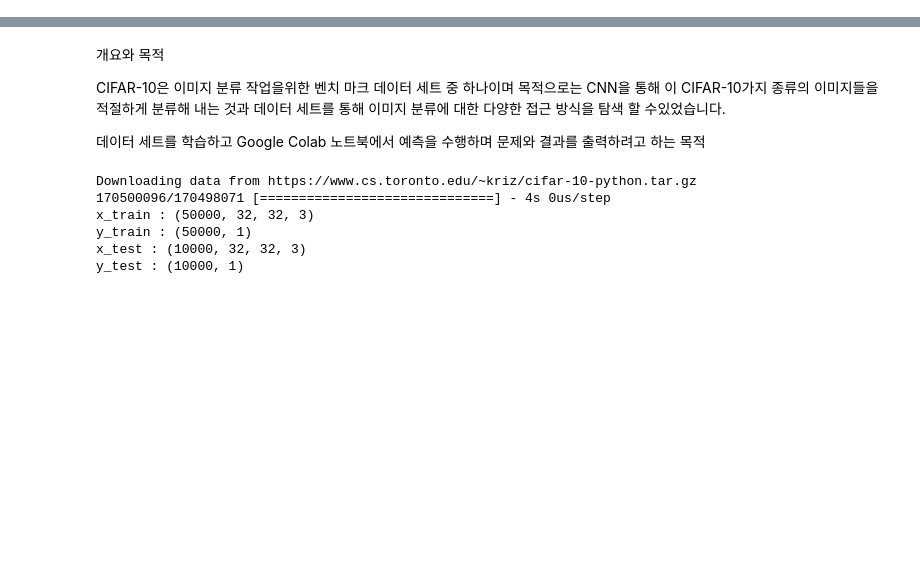
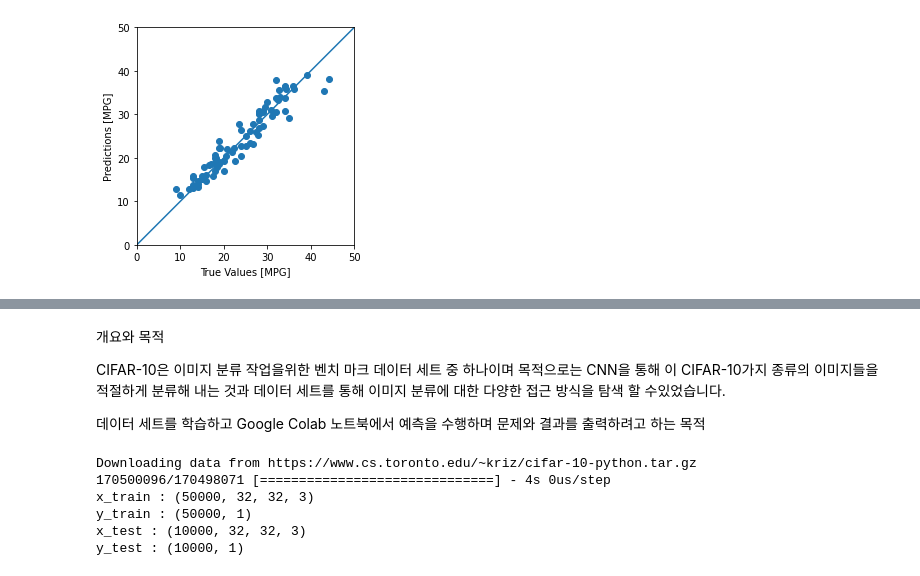
Before and after one commit to kimchangwoo1011/2020--2-AI, a Jupyter notebook: 20160774_김창우.ipynb, the cells around one changed output, grey strips where cells are left out. Saved outputs shown, nothing was run; the diff lists cells and outputs as text; code cells hidden in the pictures; blank space fills up the shorter version.

```diff
--- a/20160774_김창우.ipynb
+++ b/20160774_김창우.ipynb
@@ -2,0 +234,7 @@
+# %%
+model = build_model()
+#patience는 성능향상을 체크할 에포크 횟수
+early_stop = keras.callbacks.EarlyStopping(monitor='val_loss', patience=10)
+early_history = model.fit(normed_train_data, train_labels,
+                          epochs=EPOCHS, validation_split=0.2, verbose=0,
+                          callbacks=[early_stop, tfdocs.modeling.EpochDots()])
@@ -2,0 +246,12 @@
+# %%
+test_predictions = model.predict(normed_test_data).flatten()                    # 테스트 세트에 있는 샘플을 사용해 MPG 값을 예측
+
+a = plt.axes(aspect='equal')
+plt.scatter(test_labels, test_predictions)
+plt.xlabel('True Values [MPG]')
+plt.ylabel('Predictions [MPG]')
+lims = [0, 50]
+plt.xlim(lims)
+plt.ylim(lims)
+_ = plt.plot(lims, lims)
+# %% [output]
@@ -2,0 +259 @@
+[figure, added]
```
Also changed, not shown: parts of 36 cells of this notebook.
